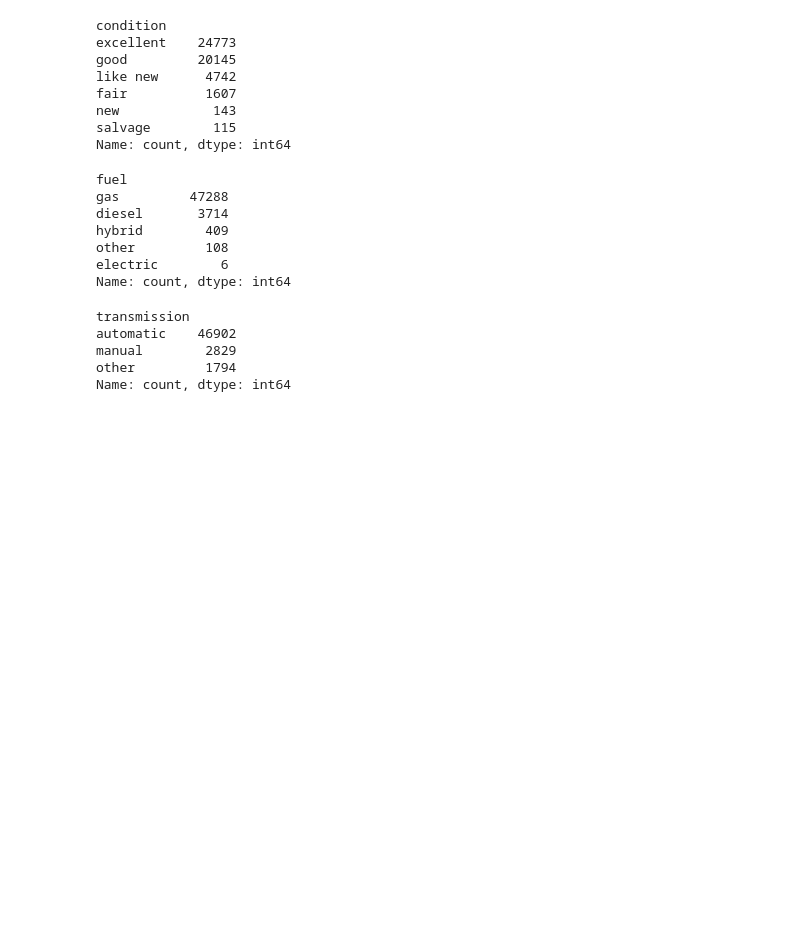
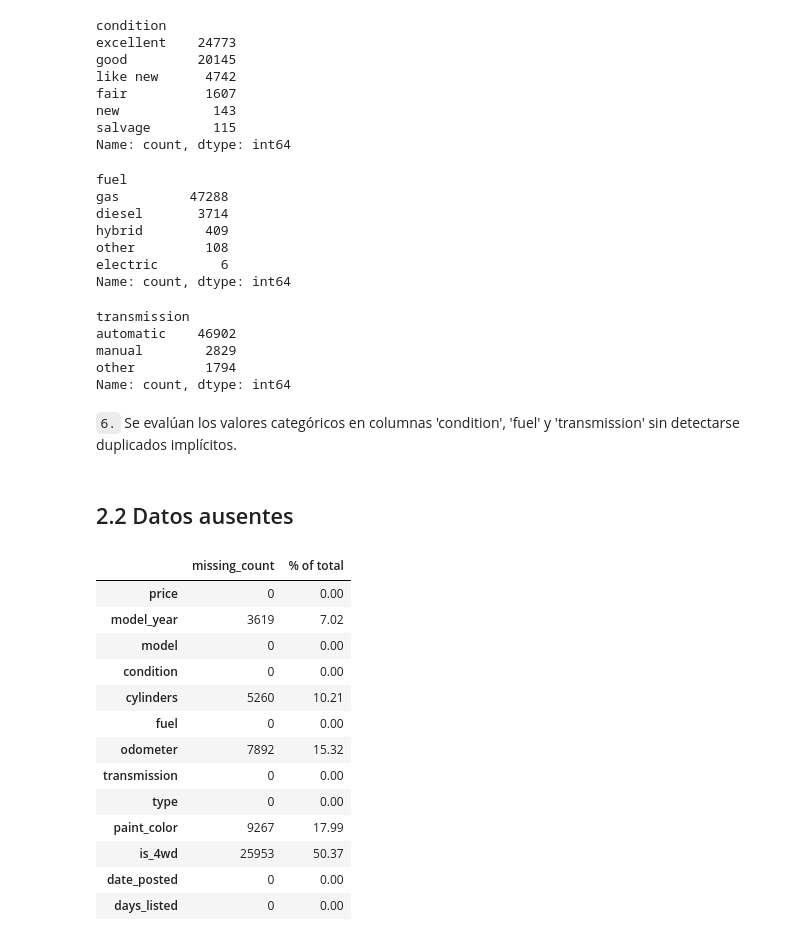
Before and after one commit to gcaldo/webapp, a Jupyter notebook: EDA.ipynb, the cells around one changed output. Drawn from its saved outputs; the diff is of its cells as text; code cells hidden in the pictures; blank space fills up the shorter version.

```diff
--- a/EDA.ipynb
+++ b/EDA.ipynb
@@ -164,3 +168,32 @@ automatic    46902
 manual        2829
 other         1794
 Name: count, dtype: int64
+# %% [markdown]
+`6.` Se evalúan los valores categóricos en columnas 'condition', 'fuel' y 'transmission' sin detectarse duplicados implícitos.
+# %% [markdown]
+## 2.2 Datos ausentes
+# %%
+# Obtener conteo de valores ausentes, pasar resultado a dataframe
+miss_count = (df.isna().sum().to_frame(name='missing_count'))
+
+# Complementar dataframe con campo calculado: % del total
+miss_count['% of total'] = (
+    100 * miss_count['missing_count'] / len(df)
+).round(2)
+
+miss_count
+# %% [output]
+|  | missing_count | % of total |
+| price | 0 | 0.00 |
+| model_year | 3619 | 7.02 |
+| model | 0 | 0.00 |
+| condition | 0 | 0.00 |
+| cylinders | 5260 | 10.21 |
+| fuel | 0 | 0.00 |
+| odometer | 7892 | 15.32 |
+| transmission | 0 | 0.00 |
+| type | 0 | 0.00 |
+| paint_color | 9267 | 17.99 |
+| is_4wd | 25953 | 50.37 |
+| date_posted | 0 | 0.00 |
+| days_listed | 0 | 0.00 |
```
Also changed, not shown: parts of 19 cells of this notebook, 1 other file.
